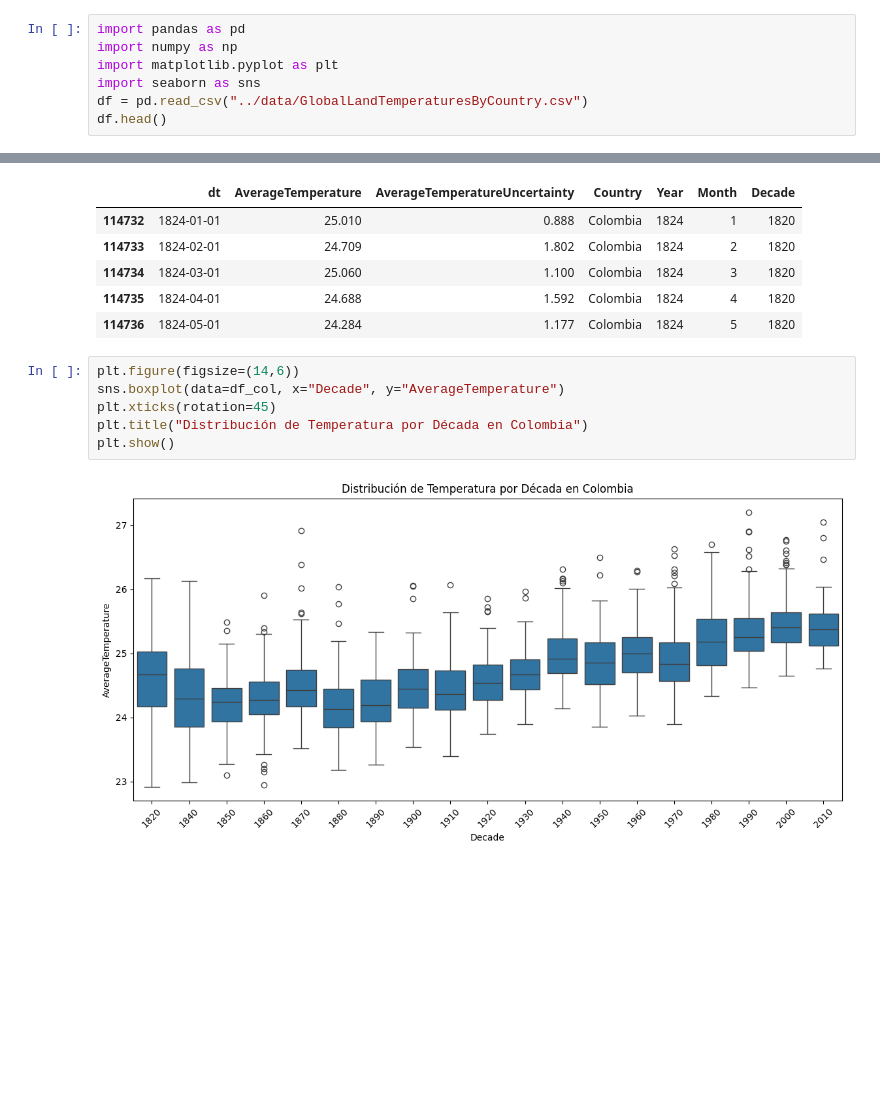
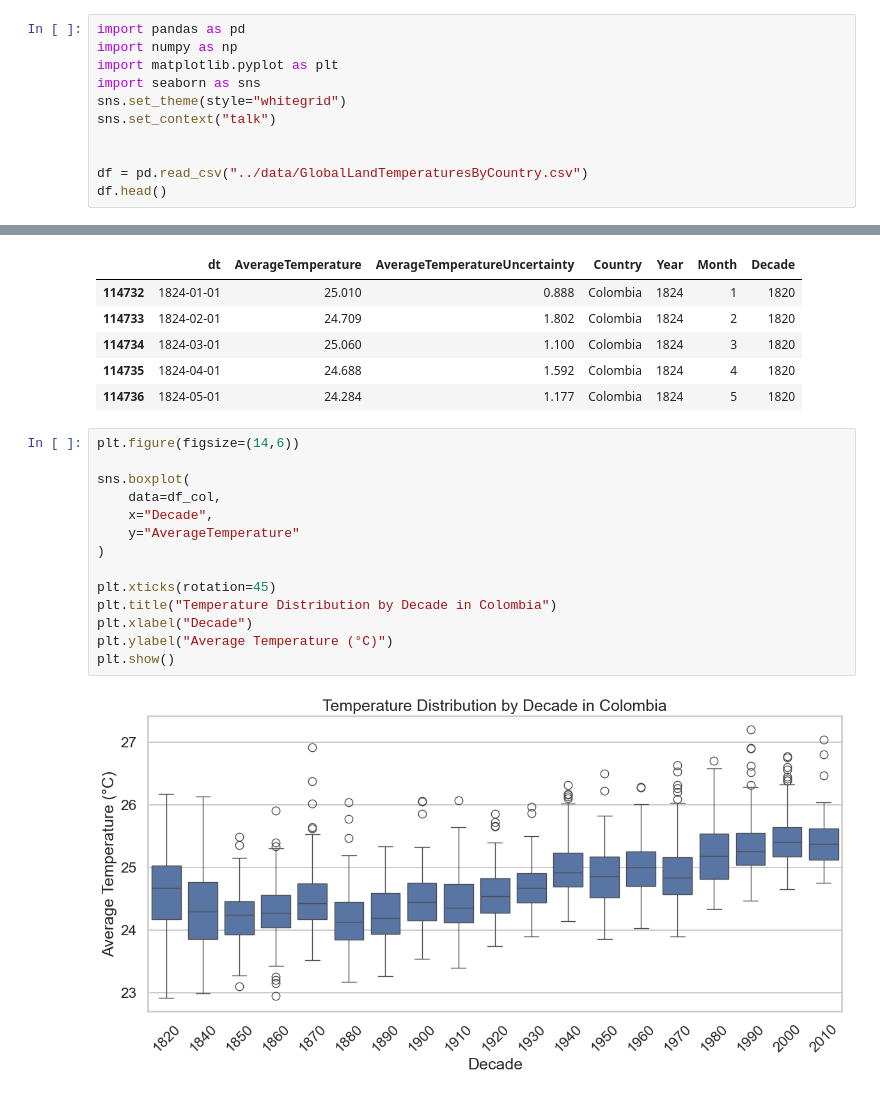
Before and after one commit to ALDA-JEISSON-SEBAS/Real-Data-Visualization, a Jupyter notebook: notebooks/colombian_weather_analysis.ipynb, the cells around one changed output, grey strips where cells are left out. Drawn from its saved outputs; the diff is of its cells as text; blank space fills up the shorter version.

```diff
--- a/notebooks/colombian_weather_analysis.ipynb
+++ b/notebooks/colombian_weather_analysis.ipynb
@@ -25,6 +54,10 @@ import pandas as pd
 import numpy as np
 import matplotlib.pyplot as plt
 import seaborn as sns
+sns.set_theme(style="whitegrid")
+sns.set_context("talk")
+
+
 df = pd.read_csv("../data/GlobalLandTemperaturesByCountry.csv")
 df.head()
 # %% [output]
@@ -154,10 +206,18 @@ df_col.head()
 | 114736 | 1824-05-01 | 24.284 | 1.177 | Colombia | 1824 | 5 | 1820 |
 # %%
 plt.figure(figsize=(14,6))
-sns.boxplot(data=df_col, x="Decade", y="AverageTemperature")
+
+sns.boxplot(
+    data=df_col,
+    x="Decade",
+    y="AverageTemperature"
+)
+
 plt.xticks(rotation=45)
-plt.title("Distribución de Temperatura por Década en Colombia")
+plt.title("Temperature Distribution by Decade in Colombia")
+plt.xlabel("Decade")
+plt.ylabel("Average Temperature (°C)")
 plt.show()
 # %% [output]
-[figure, old version]
+[figure, new version]
 # %% [markdown]
```
Also changed, not shown: parts of 17 cells of this notebook, 2 other files.
